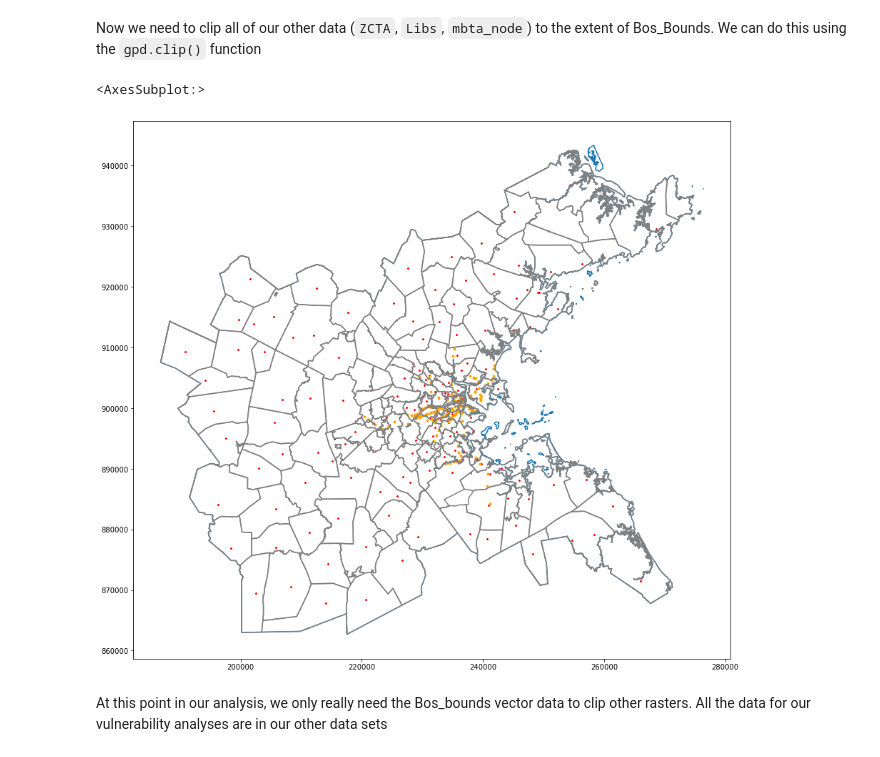
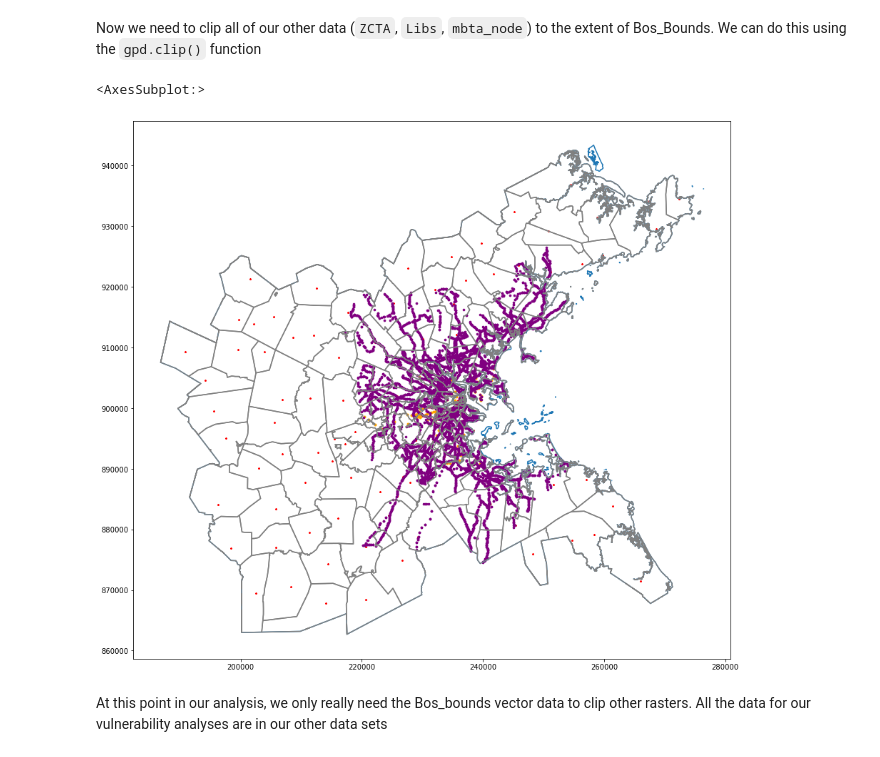
Before and after one commit to kschip97/uep239FinalProj, a Jupyter notebook: notebooks/uep239_FinalProj_SchipperKees.ipynb, the cells around one changed output. Saved outputs shown, nothing was run; the diff lists cells and outputs as text; code cells hidden in the pictures.

```diff
--- a/notebooks/uep239_FinalProj_SchipperKees.ipynb
+++ b/notebooks/uep239_FinalProj_SchipperKees.ipynb
@@ -144,6 +152,7 @@ Libs = gpd.read_file("LIBRARIES_PT.shp")
 mbta_node = gpd.read_file("MBTA_NODE.shp")
 MPO_Bounds = gpd.read_file("MPO_Boundaries.shp")
 ZCTA = gpd.read_file("tl_2010_25_zcta510.shp")
+mbta_bus = gpd.read_file("MBTA_Bus_Stops.shp")
 # %% [markdown]
 See what the CRS values are for each of our shapefiles
 # %%
@@ -196,17 +226,19 @@ Now we need to clip all of our other data (`ZCTA`, `Libs`, `mbta_node`) to the e
 # %%
 ZCTA_clip = gpd.clip(ZCTA, Bos_Bounds)
 Libs_clip = gpd.clip(Libs, Bos_Bounds)
 mbta_clip = gpd.clip(mbta_node, Bos_Bounds)
+bus_clip = gpd.clip(mbta_bus, Bos_Bounds)
 
 # check that the clip was effective
 fig, ax = plt.subplots(1, 1, figsize = (15, 15))
 Bos_Bounds.boundary.plot(ax = ax)
 ZCTA_clip.boundary.plot(ax = ax, color = "grey")
 Libs_clip.plot(ax = ax, color = "red", markersize = 5, marker = "*")
 mbta_clip.plot(ax = ax, color = "orange", markersize = 9)
+bus_clip.plot(ax = ax, color = "purple", markersize = 7)
 # %% [output]
 <AxesSubplot:>
-[figure, old version]
+[figure, new version]
 # %% [markdown]
 At this point in our analysis, we only really need the Bos_bounds vector data to clip other rasters. All the data for our vulnerability analyses are in our other data sets
 # %% [markdown]
```
Also changed, not shown: parts of 18 cells of this notebook, 8 other files.
